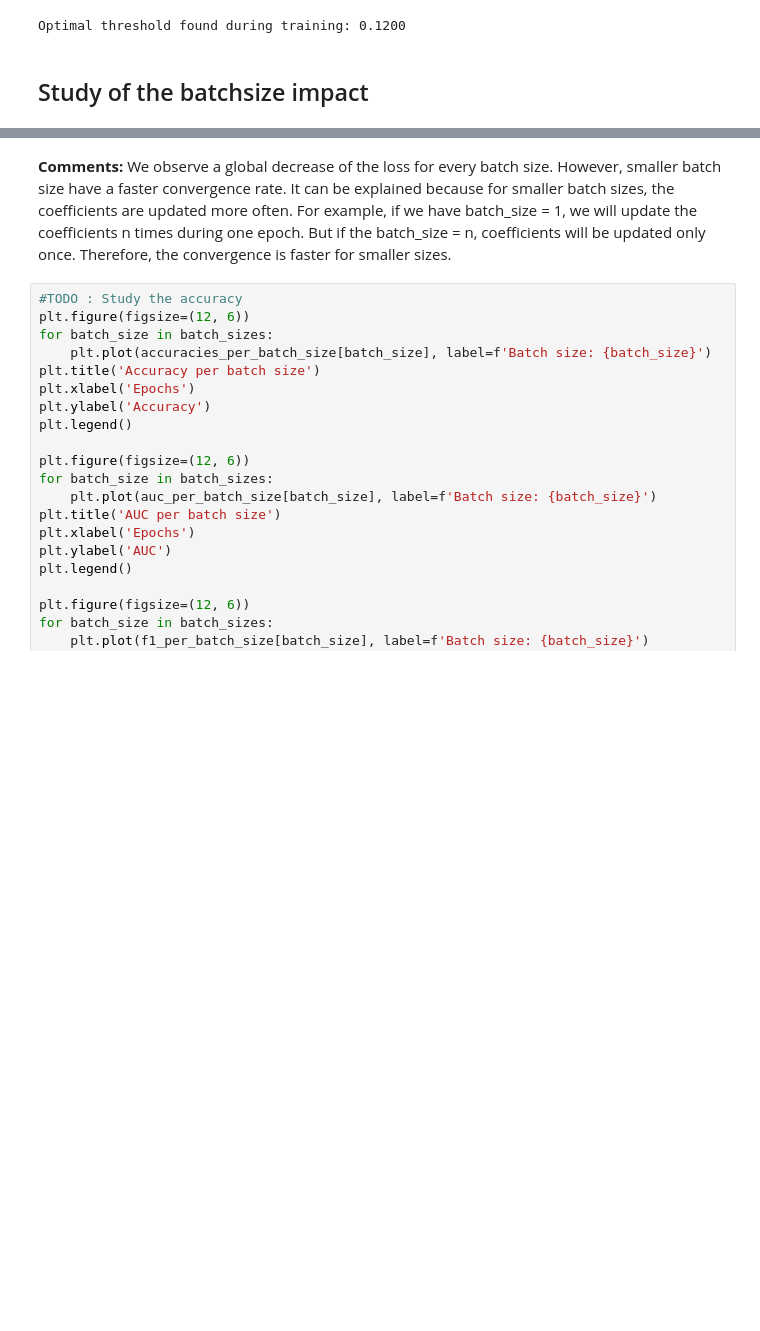
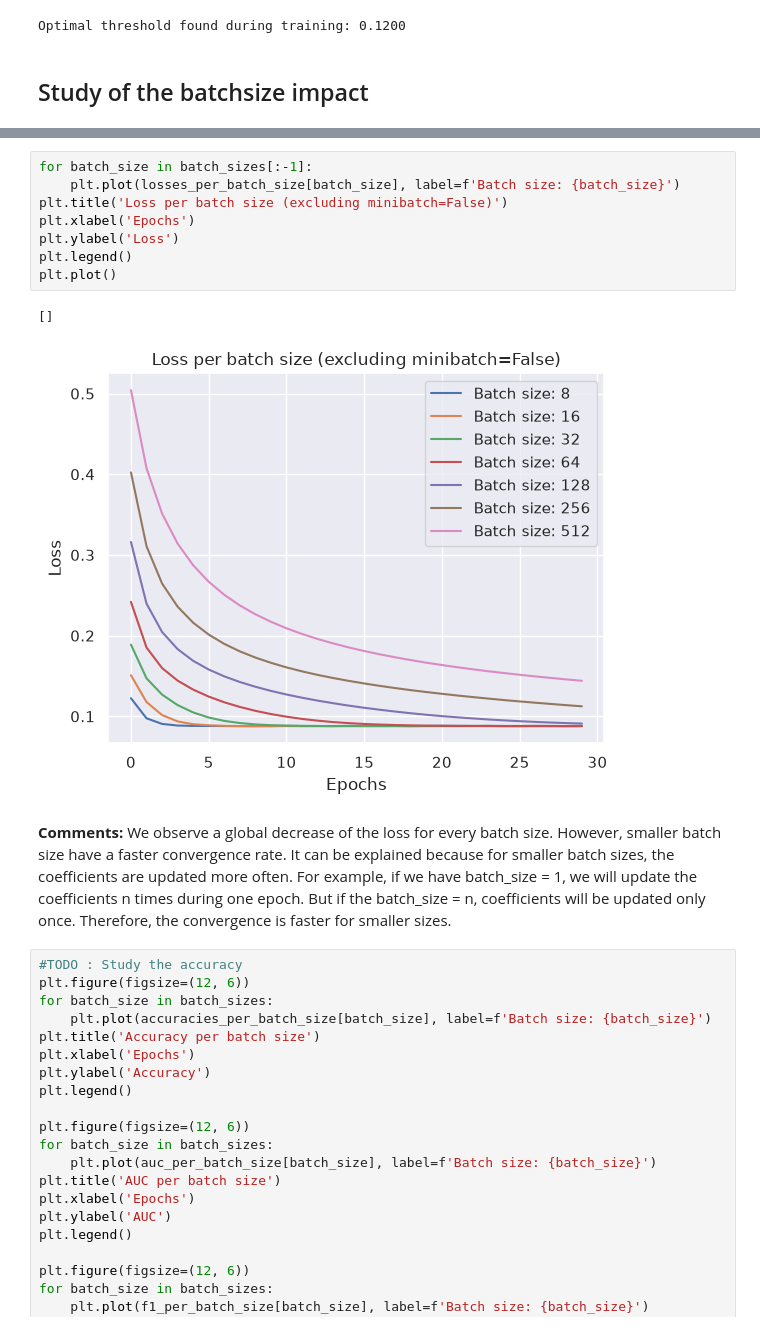
Before and after one commit to Jeanne-Petit/TP_ML, a Jupyter notebook: lab2_sgd/L2_petit_charley.ipynb, the cells around one changed output, grey strips where cells are left out. Drawn from its saved outputs; the diff is of its cells as text; blank space fills up the shorter version.

```diff
--- a/lab2_sgd/L2_petit_charley.ipynb
+++ b/lab2_sgd/L2_petit_charley.ipynb
@@ -414,3 +459,14 @@ plt.legend()
+# %%
+for batch_size in batch_sizes[:-1]:
+    plt.plot(losses_per_batch_size[batch_size], label=f'Batch size: {batch_size}')
+plt.title('Loss per batch size (excluding minibatch=False)')
+plt.xlabel('Epochs')
+plt.ylabel('Loss')
+plt.legend()
+plt.plot()
+# %% [output]
+[]
+[figure, added]
 # %% [markdown]
 **Comments:** We observe a global decrease of the loss for every batch size. However, smaller batch size have a faster convergence rate. It can be explained because for smaller batch sizes, the coefficients are updated more often.
 For example, if we have batch_size = 1, we will update the coefficients n times during one epoch. But if the batch_size = n, coefficients will be updated only once. Therefore, the convergence is faster for smaller sizes.
```
Also changed, not shown: parts of 17 cells of this notebook.
